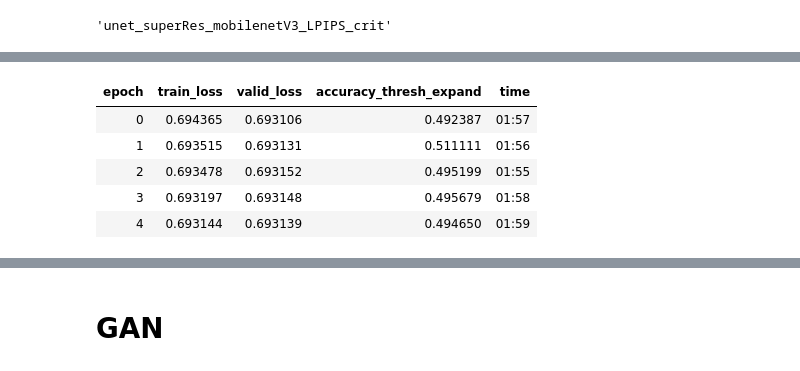
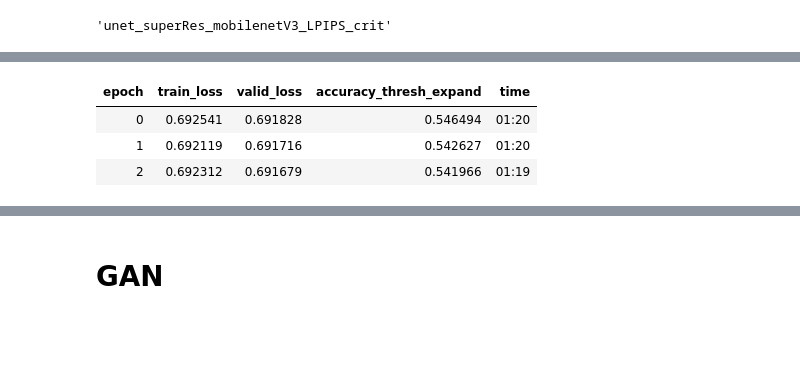
Before and after one commit to mameli/Artifact_Removal_GAN, a Jupyter notebook: Training_unet_GAN_LPIPS.ipynb, the cells around one changed output, grey strips where cells are left out. Cells and saved outputs as stored; diff of their text form; code cells hidden in the pictures; blank space fills up the shorter version.

```diff
--- a/Training_unet_GAN_LPIPS.ipynb
+++ b/Training_unet_GAN_LPIPS.ipynb
@@ -28,7 +28,7 @@ proj_id = 'unet_superRes_mobilenetV3_LPIPS'
 gen_name = proj_id + '_gen'
 crit_name = proj_id + '_crit'
 
-name_gen = "unet_superRes_mobilenetV3_LPIPS_image_gen"
+name_gen = "MobilenetV3_Patch_GEN"
 path_gen = path/name_gen
 
 generate_training_img = False
@@ -44,11 +44,11 @@ PosixPath('dataset/unet_superRes_mobilenetV3_LPIPS_image_gen')
 def get_crit_data(classes, bs, sz):
     src = ImageList.from_folder(path, include=classes, recurse=True).split_by_rand_pct(0.1)
     ll = src.label_from_folder(classes=classes)
-    data = (ll.transform(get_transforms(max_zoom=2.), size=sz).databunch(bs=bs, num_workers=4).normalize(imagenet_stats))
+    data = (ll.transform(get_transforms(), size=sz).databunch(bs=bs, num_workers=4).normalize(imagenet_stats))
     return data
 # %%
-bs = 16
-sz = 192
+bs = 8
+sz = 256
 # %%
 data_crit = get_crit_data([name_gen, "DIV2K_train_HR"], bs=bs, sz=sz)
 # %%
@@ -58,3 +58,3 @@ data_crit.show_batch(rows=3, ds_type=DatasetType.Train, imgsize=3)
 # %%
-learn_critic = colorize_crit_learner(data=data_crit, nf=64)
+learn_critic = crit_learner(data=data_crit, nf=64)
 # %%
@@ -63,9 +67,7 @@ learn_critic = colorize_crit_learner(data=data_crit, nf=64)
 # %%
-learn_critic.fit_one_cycle(5, 1e-4)
+learn_critic.fit_one_cycle(3, 1e-5)
 # %% [output]
 | epoch | train_loss | valid_loss | accuracy_thresh_expand | time |
-| 0 | 0.694365 | 0.693106 | 0.492387 | 01:57 |
-| 1 | 0.693515 | 0.693131 | 0.511111 | 01:56 |
-| 2 | 0.693478 | 0.693152 | 0.495199 | 01:55 |
-| 3 | 0.693197 | 0.693148 | 0.495679 | 01:58 |
-| 4 | 0.693144 | 0.693139 | 0.494650 | 01:59 |
+| 0 | 0.692541 | 0.691828 | 0.546494 | 01:20 |
+| 1 | 0.692119 | 0.691716 | 0.542627 | 01:20 |
+| 2 | 0.692312 | 0.691679 | 0.541966 | 01:19 |
```
Also changed, not shown: parts of 19 cells of this notebook, 35 other files.
